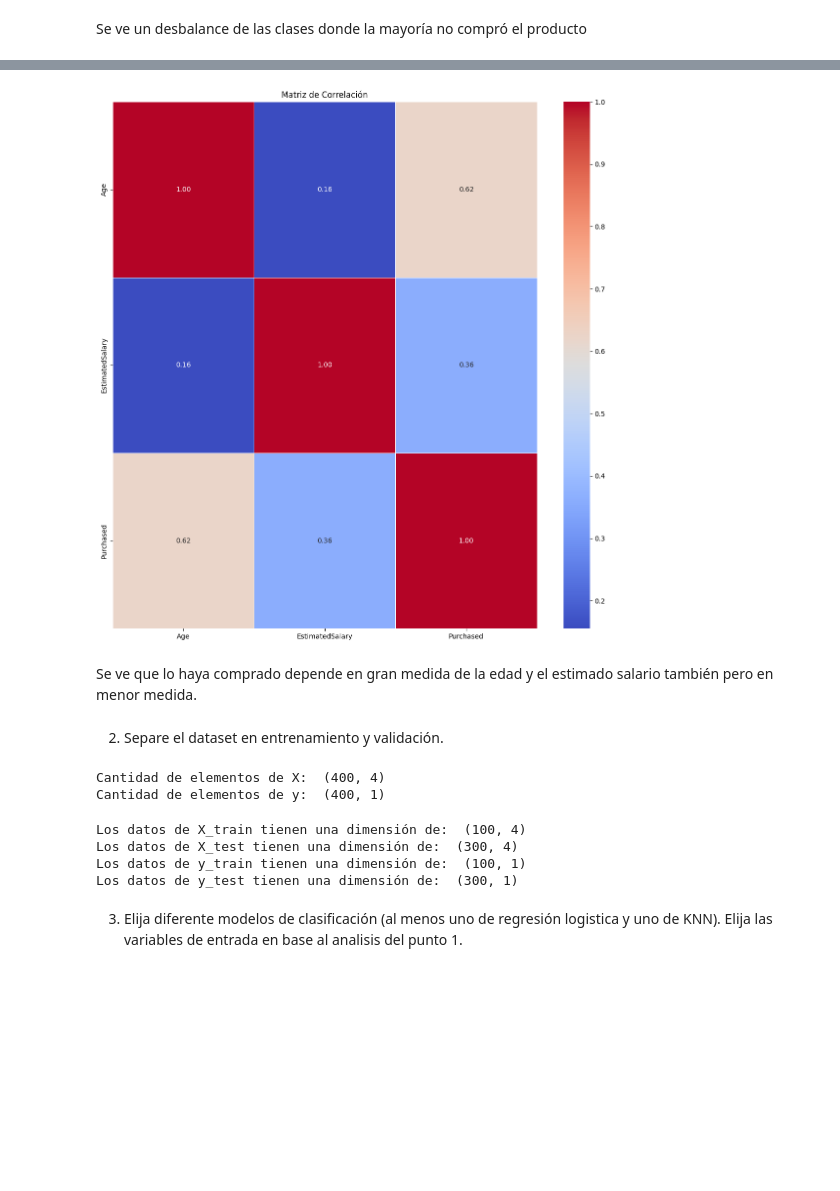
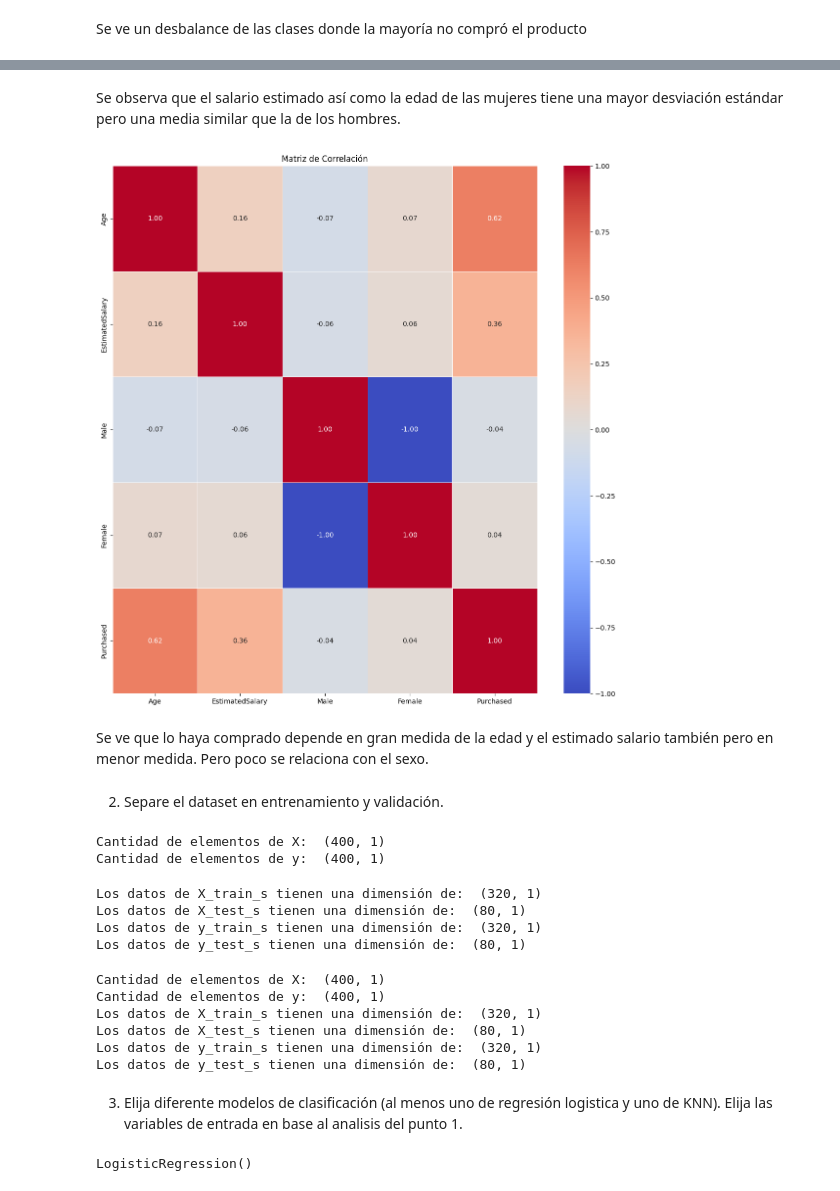
Before and after one commit to Vic-bit/aprMaqI_CEIA, a Jupyter notebook: clase3/ejercicios/ejercicioClase3.ipynb, the cells around one changed output, grey strips where cells are left out. Cells and saved outputs as stored; diff of their text form; code cells hidden in the pictures; blank space fills up the shorter version.

```diff
--- a/clase3/ejercicios/ejercicioClase3.ipynb
+++ b/clase3/ejercicios/ejercicioClase3.ipynb
@@ -59,3 +59,13 @@ True     143
 Name: count, dtype: int64
 # %% [markdown]
 Se ve un desbalance de las clases donde la mayoría no compró el producto
+# %%
+#Como son No y Yes, le tenemos que poner 0 o 1
+#social_network["Sexo"] = social_network["Gender"].apply(lambda x: "Si" if x == "Male" else "No")
+
+#Convierte en 1 o 0 dependiendo de sexo
+#social_network["Sexo"] = social_network["Gender"].apply(lambda x: 1 if x == "Male" else 0)
+
+#One hot encoding
+social_network["Male"] = social_network["Gender"].apply(lambda x: 1 if x == "Male" else 0)
+social_network["Female"] = social_network["Gender"].apply(lambda x: 1 if x == "Female" else 0)
@@ -62,42 +90,66 @@ Se ve un desbalance de las clases donde la mayoría no compró el producto
+# %% [markdown]
+Se observa que el salario estimado así como la edad de las mujeres tiene una mayor desviación estándar pero una media similar que la de los hombres.
 # %%
 #X_categ = social_network[[,,]]
 #X_cuali =
 
-social_network_cuali = social_network[["Age","EstimatedSalary","Purchased"]]
+social_network_feat = social_network[["Age","EstimatedSalary","Male","Female","Purchased"]]
 # %%
-correlation_matrix = social_network_cuali.corr()
+correlation_matrix = social_network_feat.corr()
 plt.figure(figsize=(14, 14))
 sns.heatmap(correlation_matrix, annot=True, cmap='coolwarm', fmt=".2f", linewidths=0.5)
 plt.title('Matriz de Correlación')
 plt.show()
 # %% [output]
-[figure, old version]
+[figure, new version]
 # %% [markdown]
-Se ve que lo haya comprado depende en gran medida de la edad y el estimado salario también pero en menor medida.
+Se ve que lo haya comprado depende en gran medida de la edad y el estimado salario también pero en menor medida. Pero poco se relaciona con el sexo.
 # %% [markdown]
 2. Separe el dataset en entrenamiento y validación.
 # %%
 from sklearn.model_selection import train_test_split
 # %%
-X = social_network[["User ID", "Gender", "Age", "EstimatedSalary"]].values
-y = social_network["Purchased"].values
-y = y.reshape([-1,1])
-print('Cantidad de elementos de X: ', X.shape) #Para que quede vertical
-print('Cantidad de elementos de y: ', y.shape)
+X_s = social_network["EstimatedSalary"].values
+y_s = social_network["Purchased"].values
+X_s = X_s.reshape([-1,1])
+y_s = y_s.reshape([-1,1])
+print('Cantidad de elementos de X: ', X_s.shape) #Para que quede vertical
+print('Cantidad de elementos de y: ', y_s.shape)
 # %% [output]
-Cantidad de elementos de X:  (400, 4)
+Cantidad de elementos de X:  (400, 1)
 Cantidad de elementos de y:  (400, 1)
 # %%
-X_train, X_test, y_train, y_test = train_test_split(X, y, train_size=0.25, random_state=42)
+X_train_s, X_test_s, y_train_s, y_test_s = train_test_split(X_s, y_s, test_size=0.20, random_state=42)
 
-print('Los datos de X_train tienen una dimensión de: ', X_train.shape)
-print('Los datos de X_test tienen una dimensión de: ', X_test.shape)
-print('Los datos de y_train tienen una dimensión de: ', y_train.shape)
-print('Los datos de y_test tienen una dimensión de: ', y_test.shape)
+print('Los datos de X_train_s tienen una dimensión de: ', X_train_s.shape)
+print('Los datos de X_test_s tienen una dimensión de: ', X_test_s.shape)
+print('Los datos de y_train_s tienen una dimensión de: ', y_train_s.shape)
+print('Los datos de y_test_s tienen una dimensión de: ', y_test_s.shape)
 # %% [output]
-Los datos de X_train tienen una dimensión de:  (100, 4)
-Los datos de X_test tienen una dimensión de:  (300, 4)
-Los datos de y_train tienen una dimensión de:  (100, 1)
-Los datos de y_test tienen una dimensión de:  (300, 1)
+Los datos de X_train_s tienen una dimensión de:  (320, 1)
+Los datos de X_test_s tienen una dimensión de:  (80, 1)
+Los datos de y_train_s tienen una dimensión de:  (320, 1)
+Los datos de y_test_s tienen una dimensión de:  (80, 1)
+# %%
+X_a = social_network["Age"].values
+y_a = social_network["Purchased"].values
+X_a = X_a.reshape([-1,1])
+y_a = y_a.reshape([-1,1])
+print('Cantidad de elementos de X: ', X_a.shape) #Para que quede vertical
+print('Cantidad de elementos de y: ', y_a.shape)
+
+X_train_a, X_test_a, y_train_a, y_test_a = train_test_split(X_a, y_a, test_size=0.20, random_state=42)
+
+print('Los datos de X_train_s tienen una dimensión de: ', X_train_a.shape)
+print('Los datos de X_test_s tienen una dimensión de: ', X_test_a.shape)
+print('Los datos de y_train_s tienen una dimensión de: ', y_train_a.shape)
+print('Los datos de y_test_s tienen una dimensión de: ', y_test_a.shape)
+# %% [output]
+Cantidad de elementos de X:  (400, 1)
+Cantidad de elementos de y:  (400, 1)
+Los datos de X_train_s tienen una dimensión de:  (320, 1)
+Los datos de X_test_s tienen una dimensión de:  (80, 1)
+Los datos de y_train_s tienen una dimensión de:  (320, 1)
+Los datos de y_test_s tienen una dimensión de:  (80, 1)
 # %% [markdown]
 3. Elija diferente modelos de clasificación (al menos uno de regresión logistica y uno de KNN). Elija las variables de entrada en base al analisis del punto 1.
@@ -103,0 +158,5 @@ Los datos de y_test tienen una dimensión de:  (300, 1)
+# %%
+regression_sal = LogisticRegression()
+regression_sal.fit(X_train_s, y_train_s)
+# %% [output]
+LogisticRegression()
```
Also changed, not shown: parts of 47 cells of this notebook, 2 other files.
